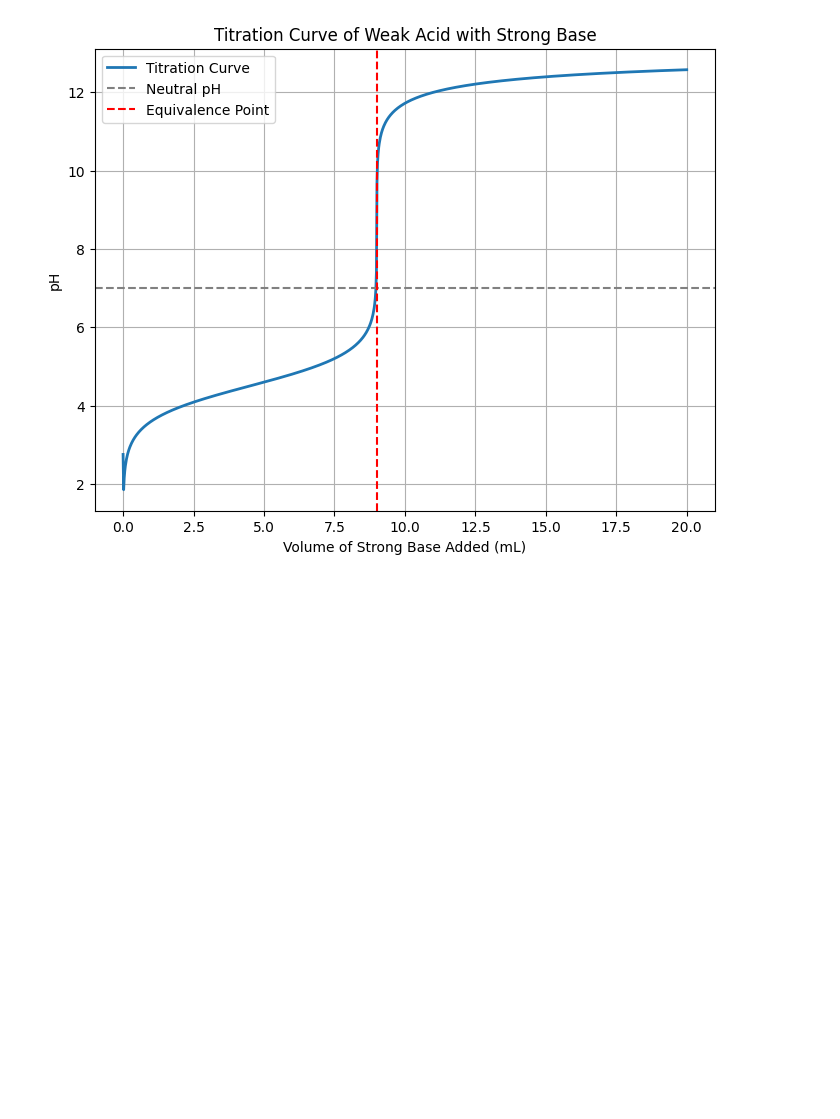
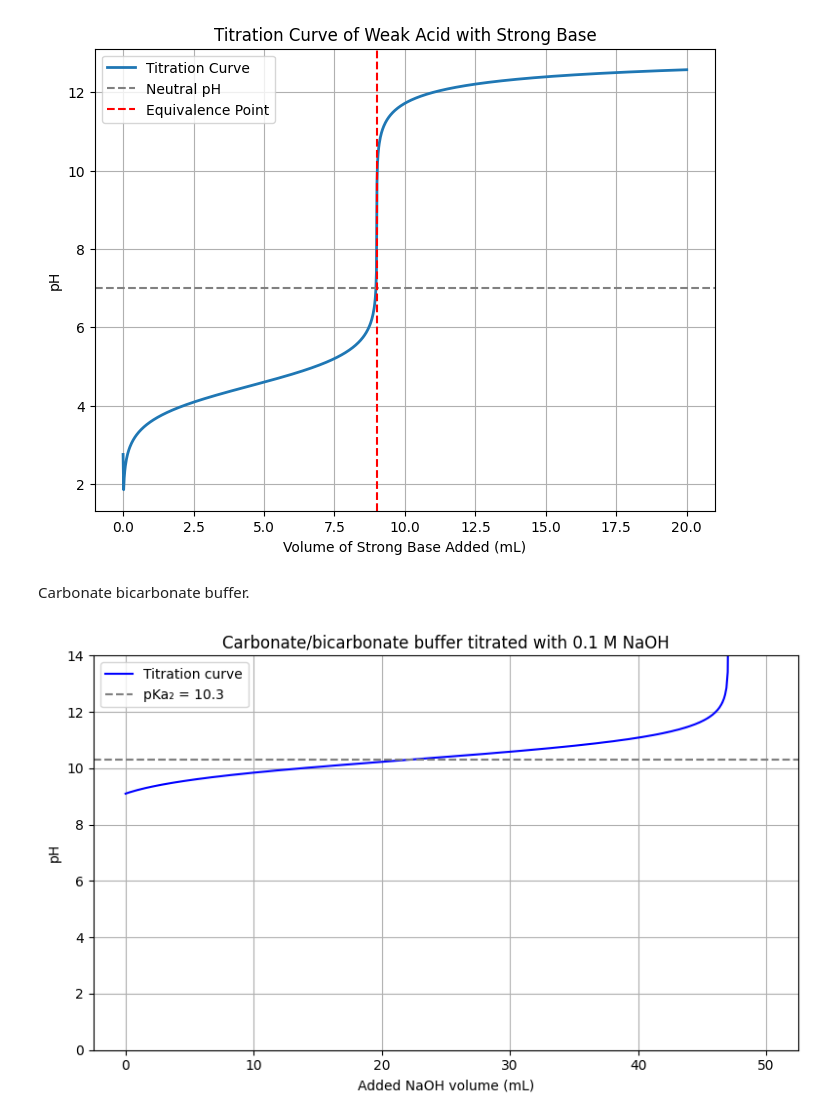
Before and after one commit to davidebtt/chemical_pycode, a Jupyter notebook: Handerson_Hasselbach_equation.ipynb, the cells around one changed output. Saved outputs shown, nothing was run; the diff lists cells and outputs as text; code cells hidden in the pictures; blank space fills up the shorter version.

```diff
--- a/Handerson_Hasselbach_equation.ipynb
+++ b/Handerson_Hasselbach_equation.ipynb
@@ -85,3 +87,46 @@ Enter the maximum volume of titrant to be added (mL): 20
 Enter the concentration of the weak acid (M): 0.1
 Enter the concentration of the strong base (M): 0.1
 [figure]
+# %% [markdown]
+Carbonate bicarbonate buffer.
+# %%
+import numpy as np
+import matplotlib.pyplot as plt
+
+# Initial parameters
+V_buffer = 0.1  # Buffer volume (L)
+C_buffer = 0.05  # Buffer concentration (mol/L)
+pKa2 = 10.3  # pKa of the HCO3- / CO3^2- pair
+
+# Initial moles calculation
+R = 0.0631  # [base]/[acid] ratio for pH 9.1
+n_tot = V_buffer * C_buffer
+n_acid = n_tot / (1 + R)
+n_base = n_tot * R / (1 + R)
+
+# Titrant solution: NaOH 0.1 M
+C_NaOH = 0.1
+V_NaOH = np.linspace(0, 0.05, 500)  # up to 50 mL of titrant
+
+pH = []
+for V in V_NaOH:
+    n_OH = V * C_NaOH
+    new_acid = max(n_acid - n_OH, 1e-10)
+    new_base = n_base + n_OH
+    pH_val = pKa2 + np.log10(new_base / new_acid)
+    pH.append(pH_val)
+
+# Final plot
+plt.figure(figsize=(8, 5))
+plt.plot(V_NaOH * 1000, pH, label='Titration curve', color='blue')
+plt.axhline(10.3, color='gray', linestyle='--', label='pKa₂ = 10.3')
+plt.xlabel('Added NaOH volume (mL)')
+plt.ylabel('pH')
+plt.title('Carbonate/bicarbonate buffer titrated with 0.1 M NaOH')
+plt.ylim(0, 14)
+plt.legend()
+plt.grid(True)
+plt.tight_layout()
+plt.show()
+# %% [output]
+[figure, added]
```
Also changed, not shown: parts of 2 cells of this notebook.
